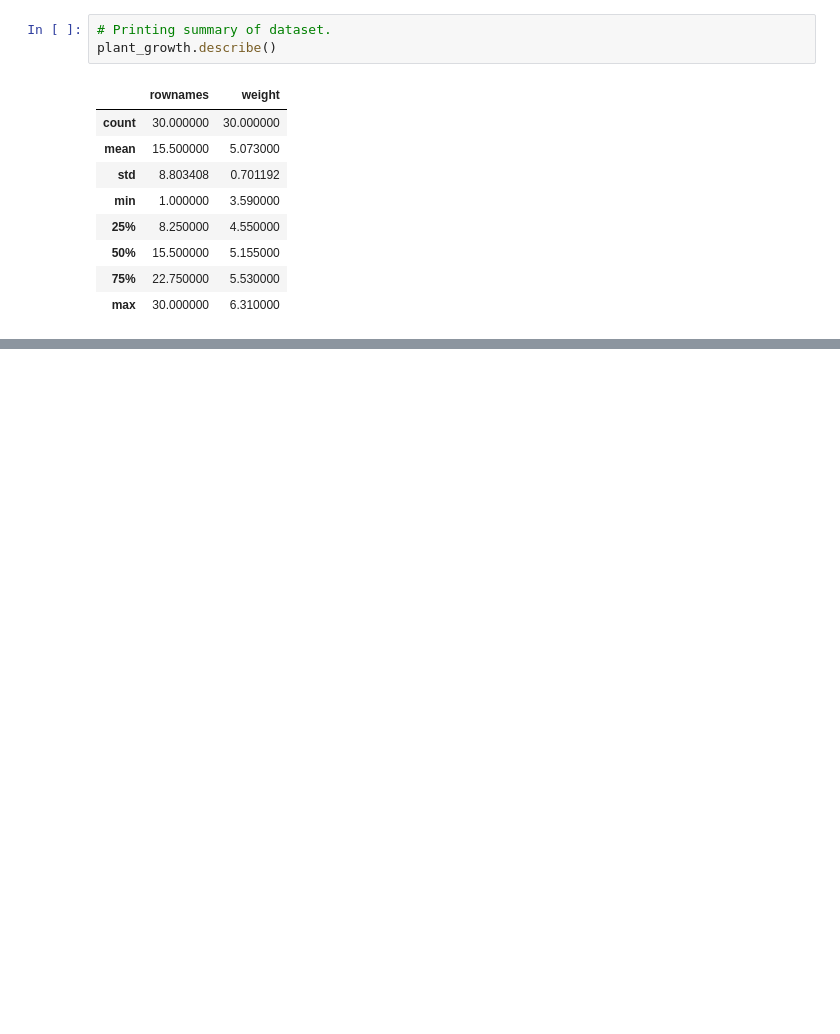
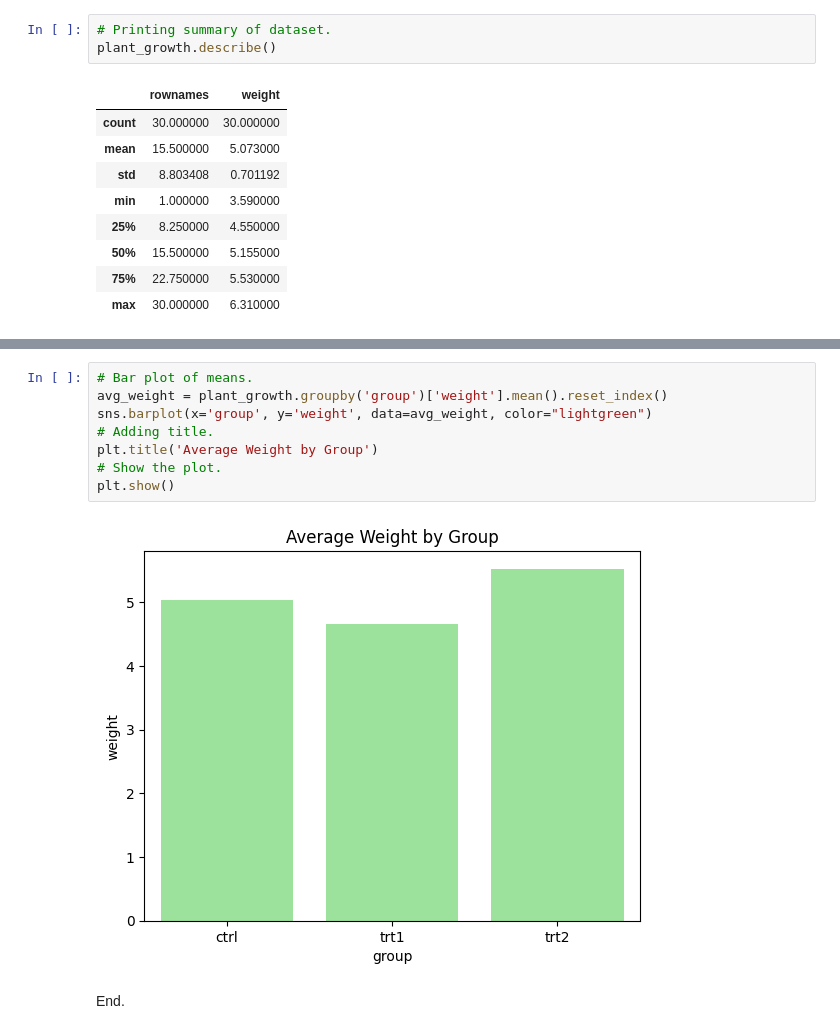
Before and after one commit to Waszka22/statistics, a Jupyter notebook: project.ipynb, the cells around one changed output, grey strips where cells are left out. Saved outputs shown, nothing was run; the diff lists cells and outputs as text; blank space fills up the shorter version.

```diff
--- a/project.ipynb
+++ b/project.ipynb
@@ -110,0 +126,12 @@ plant_growth.describe()
+# %%
+# Bar plot of means.
+avg_weight = plant_growth.groupby('group')['weight'].mean().reset_index()
+sns.barplot(x='group', y='weight', data=avg_weight, color="lightgreen")
+# Adding title.
+plt.title('Average Weight by Group')
+# Show the plot.
+plt.show()
+# %% [output]
+[figure, added]
+# %% [markdown]
+End.
```
Also changed, not shown: parts of 3 cells of this notebook.
